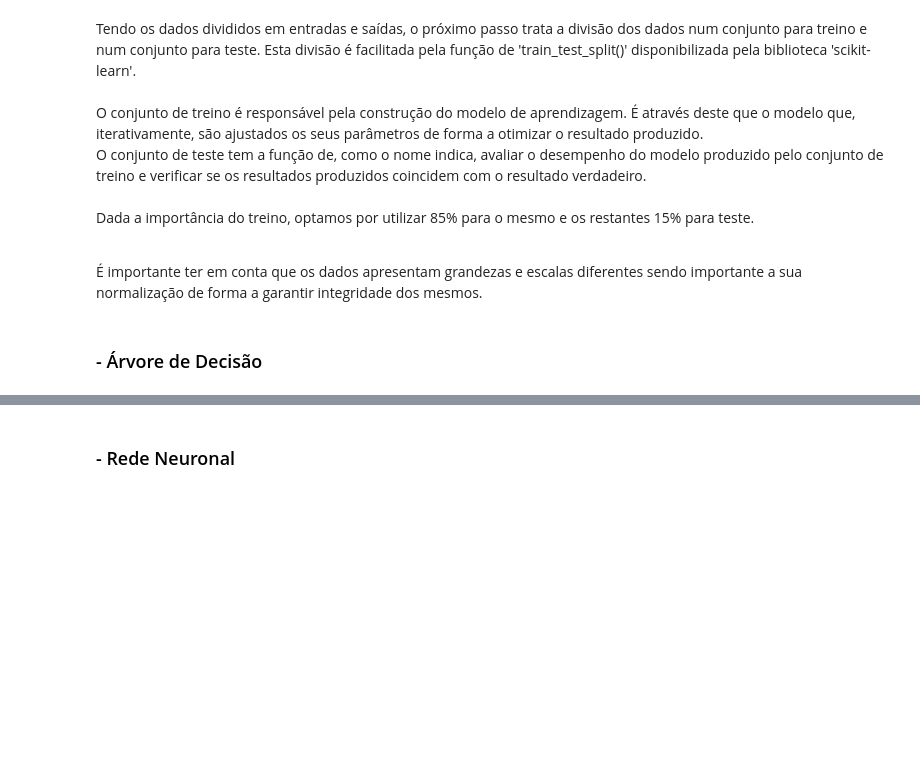
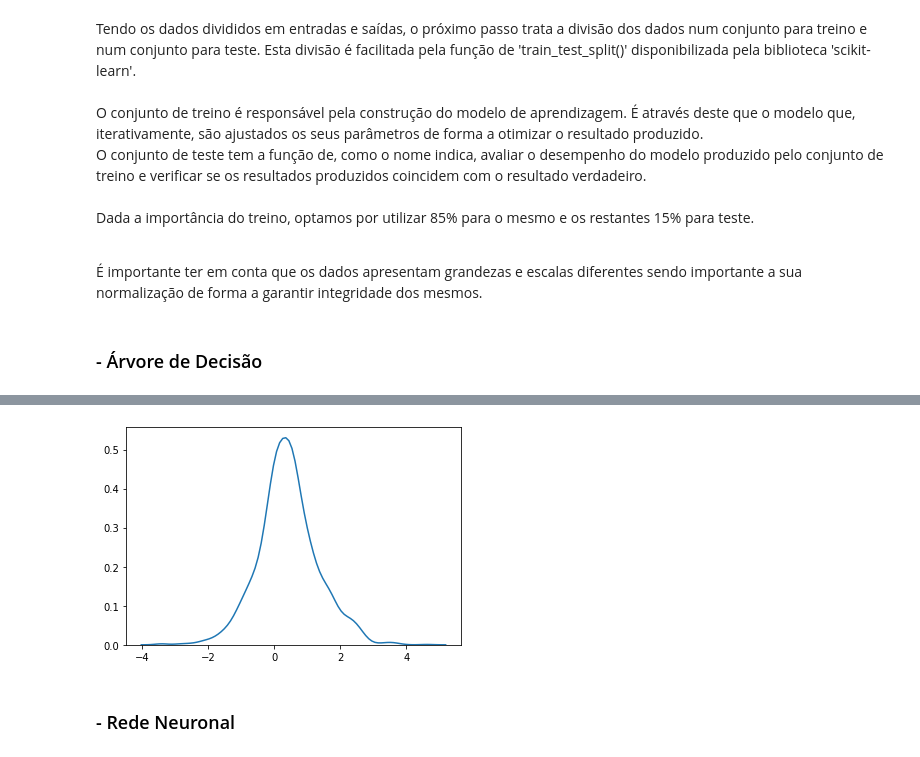
Before and after one commit to FranciscoPereira9/FEUP_IART, a Jupyter notebook: EuropeanSoccerDatabaseReg/OriginalDatabase/ML_JogosFutebol.ipynb, the cells around one changed output, grey strips where cells are left out. Drawn from its saved outputs; the diff is of its cells as text; code cells hidden in the pictures; blank space fills up the shorter version.

```diff
--- a/EuropeanSoccerDatabaseReg/OriginalDatabase/ML_JogosFutebol.ipynb
+++ b/EuropeanSoccerDatabaseReg/OriginalDatabase/ML_JogosFutebol.ipynb
@@ -460,3 +471,7 @@ Mean Absolute Error: 1.289396600247664
+# %%
+sns.kdeplot(prediction_rfr);
+# %% [output]
+[figure, added]
 # %% [markdown]
 ### <font color=black> - Rede Neuronal </font>
 # %%
```
Also changed, not shown: parts of 14 cells of this notebook.
